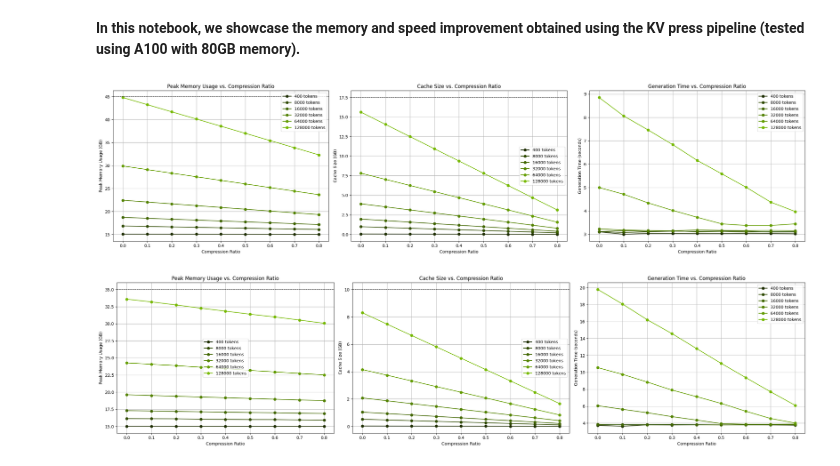
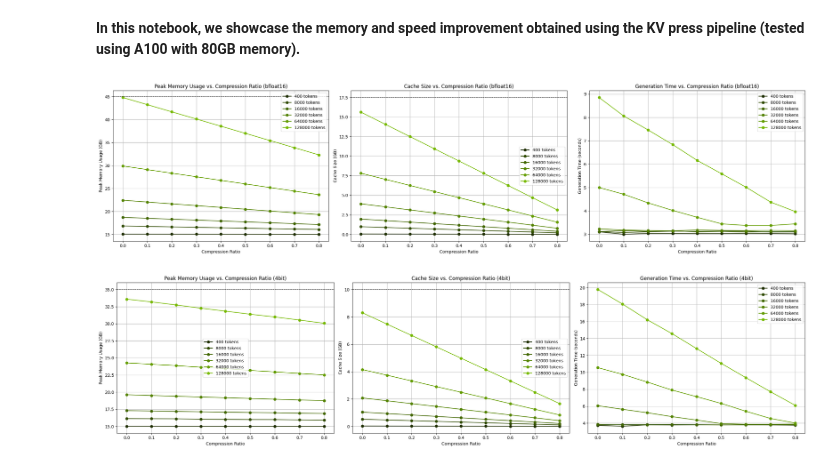
Before and after one commit to NVIDIA/kvpress, a Jupyter notebook: notebooks/speed_and_memory.ipynb, the cells around one changed output. Drawn from its saved outputs; the diff is of its cells as text; code cells hidden in the pictures.

Commit message:
update plots

```diff
--- a/notebooks/speed_and_memory.ipynb
+++ b/notebooks/speed_and_memory.ipynb
@@ -186,7 +186,7 @@ import matplotlib.pylab as plt
 from matplotlib.colors import LinearSegmentedColormap
 import numpy as np
 
-def plot_compression_stats(stats, title='Total Time vs. Compression Ratio', max_peak_memory=45, max_cache_size=17.5):
+def plot_compression_stats(stats, title_suffix='', max_peak_memory=45, max_cache_size=17.5):
     gree_color = np.array([118, 185, 0]) / 255
     cmap = LinearSegmentedColormap.from_list("apple_green_to_black", [gree_color / 4, gree_color])
 
@@ -204,7 +204,7 @@ def plot_compression_stats(stats, title='Total Time vs. Compression Ratio', max_
     axes[0].axhline(max_peak_memory, color='black', linestyle='--', lw=1)
     axes[0].set_xlabel('Compression Ratio')
     axes[0].set_ylabel('Peak Memory Usage (GB)')
-    axes[0].set_title('Peak Memory Usage vs. Compression Ratio')
+    axes[0].set_title('Peak Memory Usage vs. Compression Ratio' + title_suffix)
     axes[0].legend()
     axes[0].grid(True)
 
@@ -216,7 +216,7 @@ def plot_compression_stats(stats, title='Total Time vs. Compression Ratio', max_
     axes[1].axhline(max_cache_size, color='black', linestyle='--', lw=1)
     axes[1].set_xlabel('Compression Ratio')
     axes[1].set_ylabel('Cache Size (GB)')
-    axes[1].set_title('Cache Size vs. Compression Ratio')
+    axes[1].set_title('Cache Size vs. Compression Ratio' + title_suffix)
     axes[1].legend()
     axes[1].grid(True)
 
@@ -227,15 +227,15 @@ def plot_compression_stats(stats, title='Total Time vs. Compression Ratio', max_
 
     axes[2].set_xlabel('Compression Ratio')
     axes[2].set_ylabel('Generation Time (seconds)')
-    axes[2].set_title('Generation Time vs. Compression Ratio')
+    axes[2].set_title('Generation Time vs. Compression Ratio'+ title_suffix)
     axes[2].legend()
     axes[2].grid(True)
 
     plt.tight_layout()
     plt.show()
 # %%
-plot_compression_stats(stats, title='Total Time vs. Compression Ratio', max_peak_memory=45, max_cache_size=17.5)
-plot_compression_stats(stats_quantized, title='Total Time vs. Compression Ratio (4bit)', max_peak_memory=35, max_cache_size=10)
+plot_compression_stats(stats, title_suffix=' (bfloat16)', max_peak_memory=45, max_cache_size=17.5)
+plot_compression_stats(stats_quantized, title_suffix=' (4bit)', max_peak_memory=35, max_cache_size=10)
 # %% [output]
-[figure, old version]
+[figure, new version]
-[figure, old version]
+[figure, new version]
```
